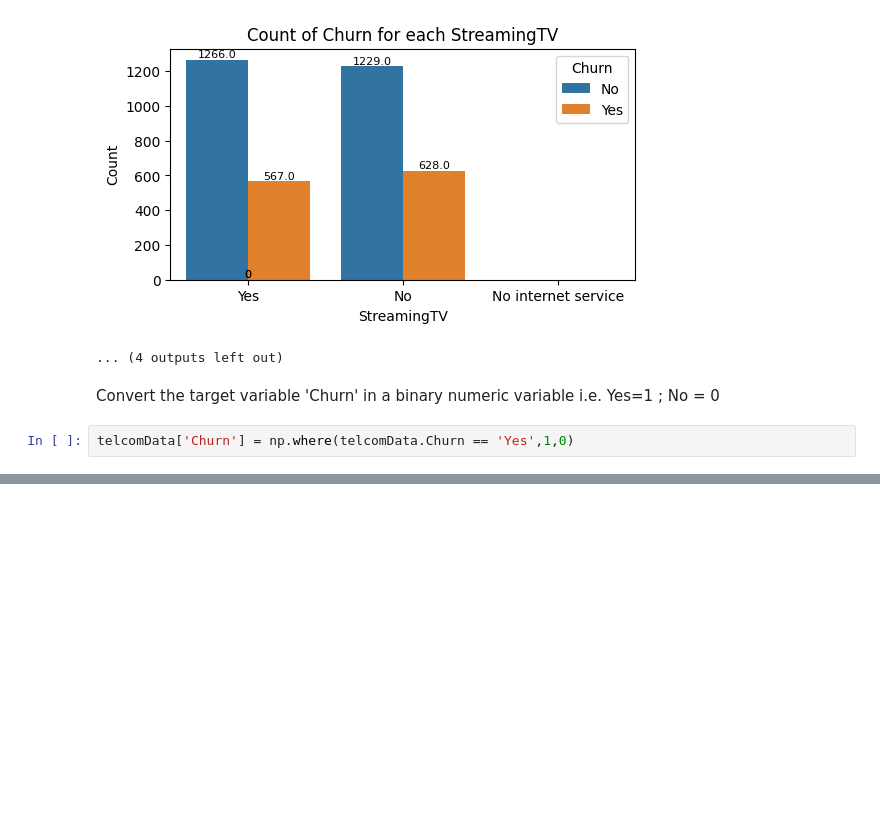
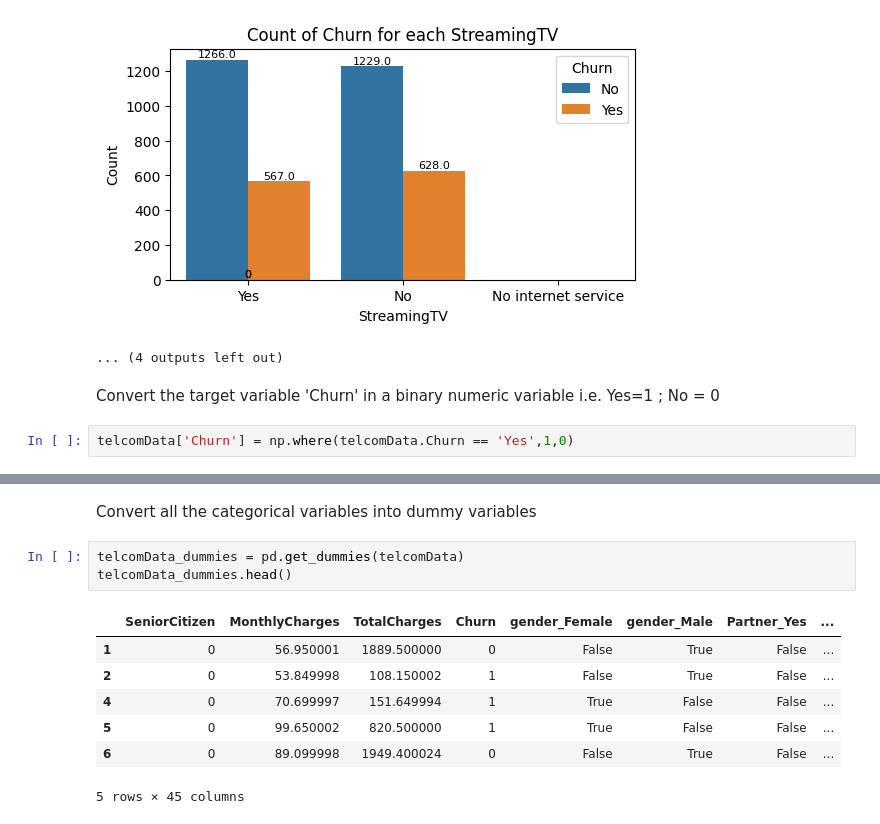
Before and after one commit to DelphinKdl/customer-churn-prediction-classification-model, a Jupyter notebook: notebook.ipynb, the cells around one changed output, grey strips where cells are left out. Saved outputs shown, nothing was run; the diff lists cells and outputs as text; blank space fills up the shorter version.

Commit message:
Convert all the categ variables into dummy var

```diff
--- a/notebook.ipynb
+++ b/notebook.ipynb
@@ -533,0 +543,13 @@ telcomData['Churn'] = np.where(telcomData.Churn == 'Yes',1,0)
+# %% [markdown]
+Convert all the categorical variables into dummy variables
+# %%
+telcomData_dummies = pd.get_dummies(telcomData)
+telcomData_dummies.head()
+# %% [output]
+|  | SeniorCitizen | MonthlyCharges | TotalCharges | Churn | gender_Female | gender_Male | Partner_Yes | ... |
+| 1 | 0 | 56.950001 | 1889.500000 | 0 | False | True | False | ... |
+| 2 | 0 | 53.849998 | 108.150002 | 1 | False | True | False | ... |
+| 4 | 0 | 70.699997 | 151.649994 | 1 | True | False | False | ... |
+| 5 | 0 | 99.650002 | 820.500000 | 1 | True | False | False | ... |
+| 6 | 0 | 89.099998 | 1949.400024 | 0 | False | True | False | ... |
+5 rows × 45 columns
```
Also changed, not shown: parts of 1 cell of this notebook.
